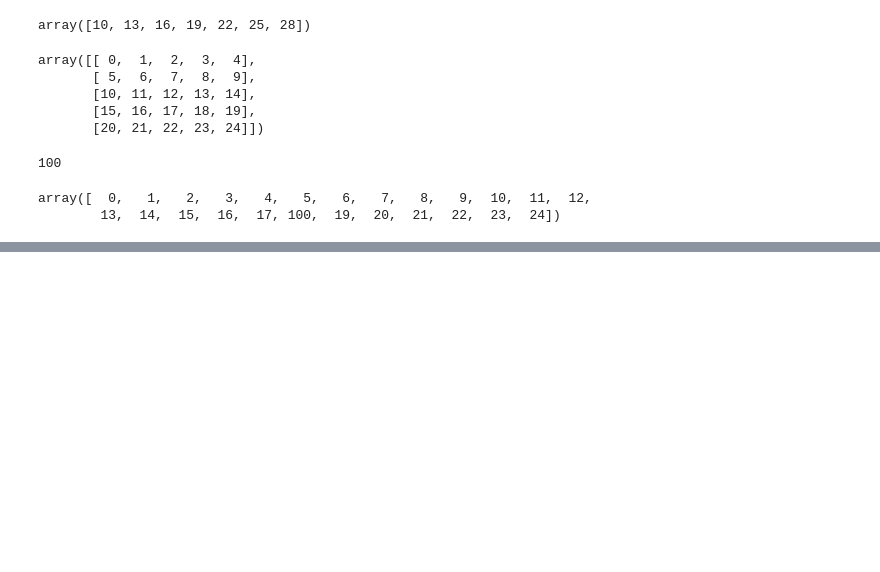
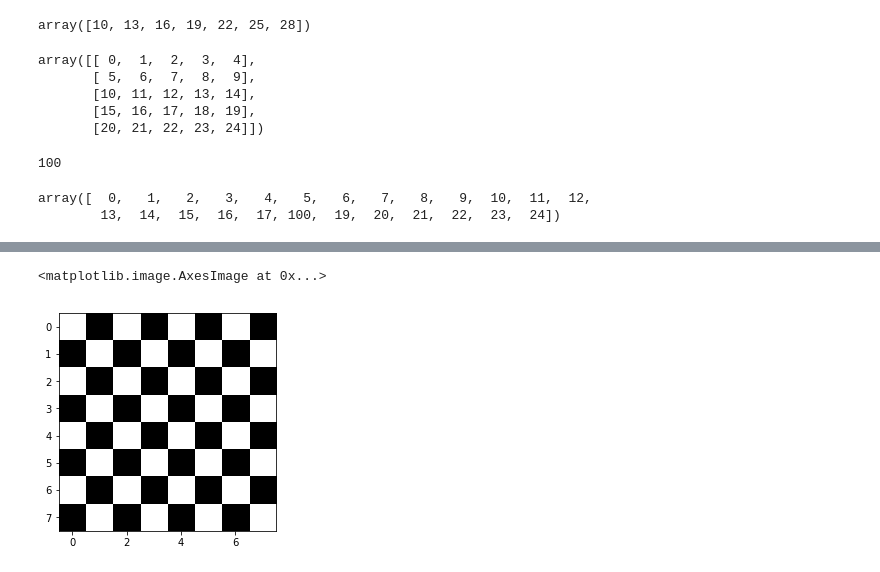
Before and after one commit to coding-blocks-archives/Data-Noida-2020-Jan, a Jupyter notebook: lecture_05/numpy.ipynb, the cells around one changed output, grey strips where cells are left out. Saved outputs shown, nothing was run; the diff lists cells and outputs as text; code cells hidden in the pictures; blank space fills up the shorter version.

```diff
--- a/lecture_05/numpy.ipynb
+++ b/lecture_05/numpy.ipynb
@@ -82,7 +82,3 @@ plt.imshow(img, cmap="gray")
-# %%
-img[::2, ::2] = 0
-# %%
-img[1::2, 1::2] = 100
 # %%
 for i in range(8):
     for j in range(8):
@@ -93,3 +89,8 @@ for i in range(8):
+# %%
+plt.imshow(img, cmap="gray")
+# %% [output]
+<matplotlib.image.AxesImage at 0x...>
+[figure, added]
 # %%
 from PIL import Image
 # %%
```
Also changed, not shown: parts of 7 cells of this notebook.
